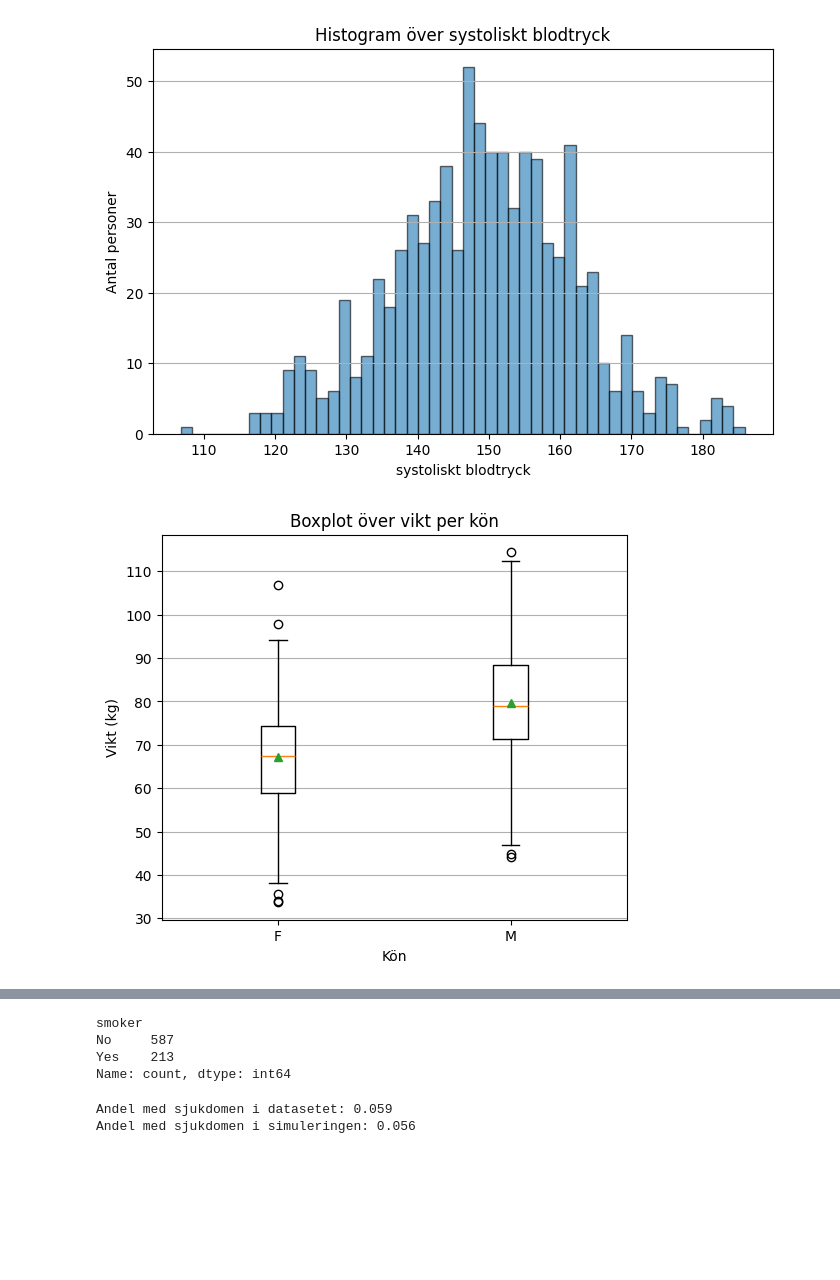
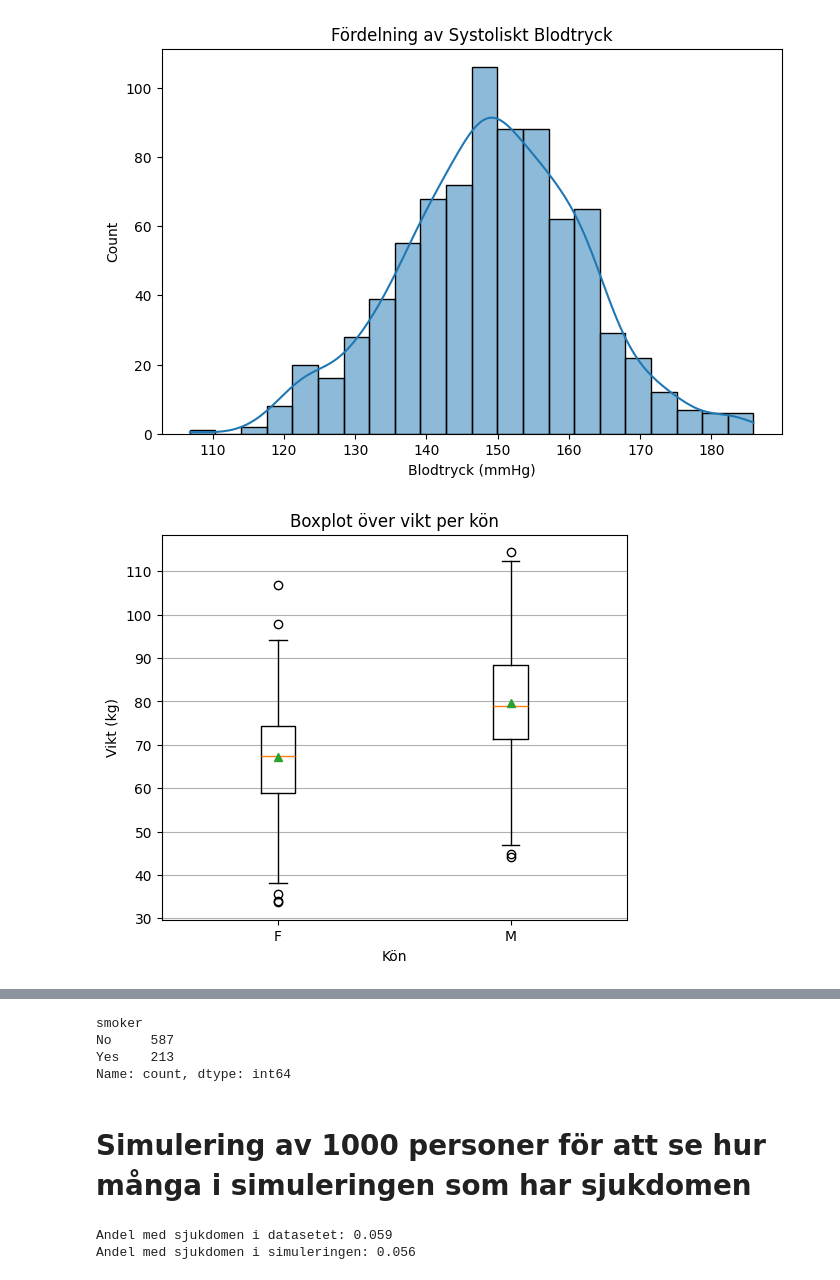
Before and after one commit to jonaslindstrom647/halsostudie, a Jupyter notebook: halso_studie.ipynb, the cells around one changed output, grey strips where cells are left out. Saved outputs shown, nothing was run; the diff lists cells and outputs as text; code cells hidden in the pictures; blank space fills up the shorter version.

```diff
--- a/halso_studie.ipynb
+++ b/halso_studie.ipynb
@@ -3,14 +5,7 @@
 # %%
-import pandas as pd
-import numpy as np
-import matplotlib.pyplot as plt
-from scipy import stats
+from health_utils import HealthAnalyzer
+file_path = "data/health_study_dataset.csv"
+analyzer = HealthAnalyzer(file_path)
 
-np.random.seed(42)
-n_sim = 1000
-
-health_study = pd.read_csv("data/health_study_dataset.csv")
-
-columns = ["age", "weight", "height", "systolic_bp", "cholesterol"]
-health_study[columns].describe()
+analyzer.show_basic_info()
 # %% [output]
@@ -26,46 +19,18 @@ health_study[columns].describe()
 # %%
-#Histogram över systoliskt blodtryck
-fig, ax = plt.subplots(figsize=(8,5))
-ax.hist(health_study["systolic_bp"], bins=50, edgecolor="black", alpha=0.6)
-ax.set_title("Histogram över systoliskt blodtryck")
-ax.set_xlabel("systoliskt blodtryck")
-ax.set_ylabel("Antal personer")
-ax.grid(True, axis="y")
-plt.show()
-
+# Histogram över systoliskt blodtryck
+analyzer.plot_blood_pressure_distribution()
 # Boxplot över vikt per kön
-female_weight = health_study.loc[health_study["sex"] == "F", "weight"]
-male_weight   = health_study.loc[health_study["sex"] == "M", "weight"]
-
-fig, ax = plt.subplots(figsize=(6,5))
-ax.boxplot([female_weight, male_weight], tick_labels=["F", "M"], showmeans=True)
-ax.set_title("Boxplot över vikt per kön")
-ax.set_xlabel("Kön")
-ax.set_ylabel("Vikt (kg)")
-ax.grid(True, axis="y")
-plt.show()
-
-# Stapeldiagram över andelen rökare
-"""
-Här räknar vi ut hur många som röker och får fram en procentsats
-"""
-smoker_counts = health_study["smoker"].value_counts()
-smoker_percent = smoker_counts / len(health_study) * 100
-
-fig, ax = plt.subplots(figsize=(6,5))
-smoker_percent.plot(kind="bar", color=["green", "red"], edgecolor="black")
-ax.set_title("Andel rökare vs icke-rökare (%)")
-ax.set_xlabel("Röker")
-ax.set_ylabel("Andel (%)")
-ax.grid(True, axis="y")
-plt.show()
-print(smoker_counts)
+analyzer.weight_defined_by_sex()
+# Andelen rökar vs icke rökare i %
+analyzer.percentage_of_smokers()
 # %% [output]
-[figure, old version]
+[figure, new version]
 [figure]
 [figure]
 smoker
 No     587
 Yes    213
 Name: count, dtype: int64
+# %% [markdown]
+# Simulering av 1000 personer för att se hur många i simuleringen som har sjukdomen
 # %%
```
Also changed, not shown: parts of 16 cells of this notebook, 2 other files.
